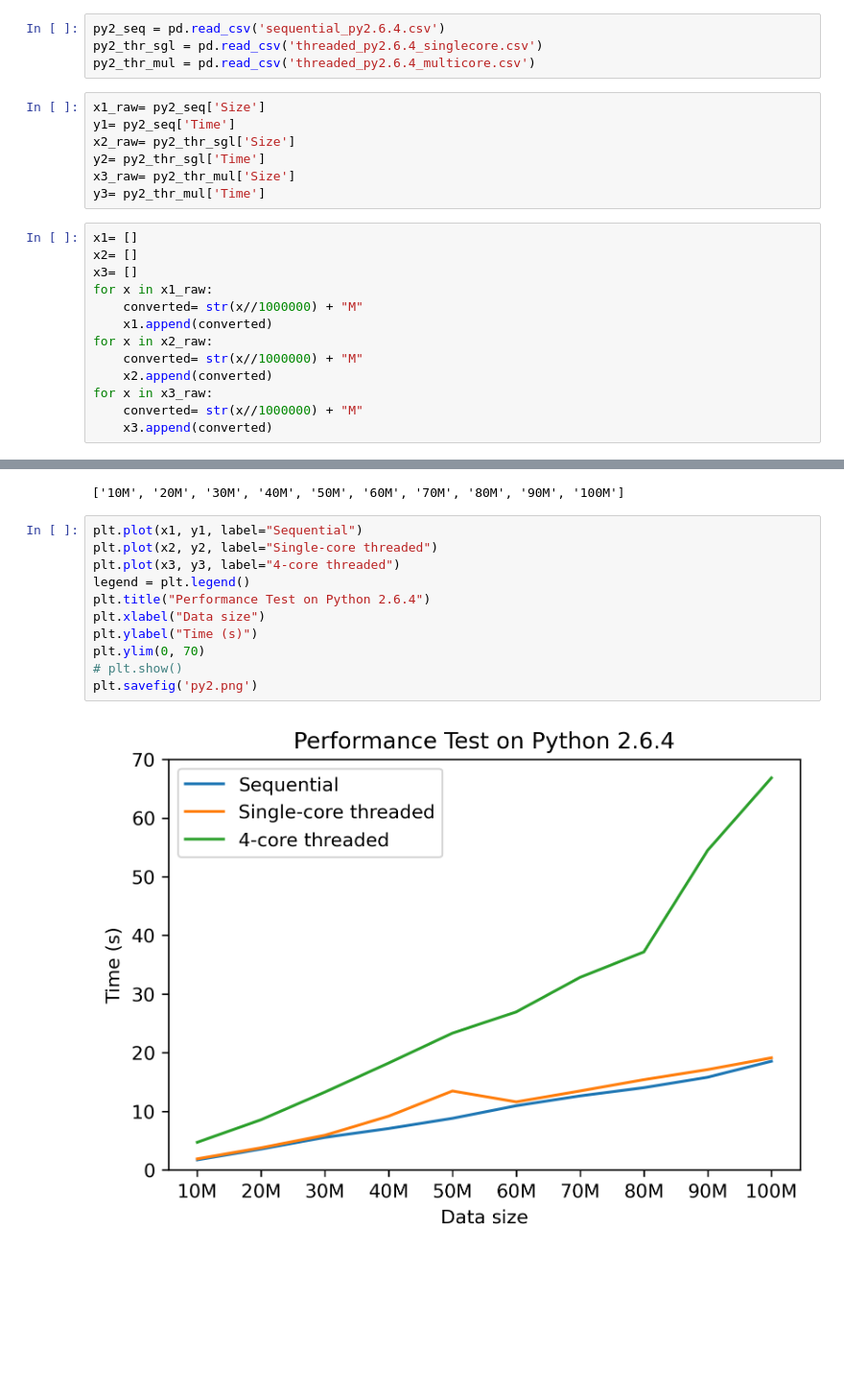
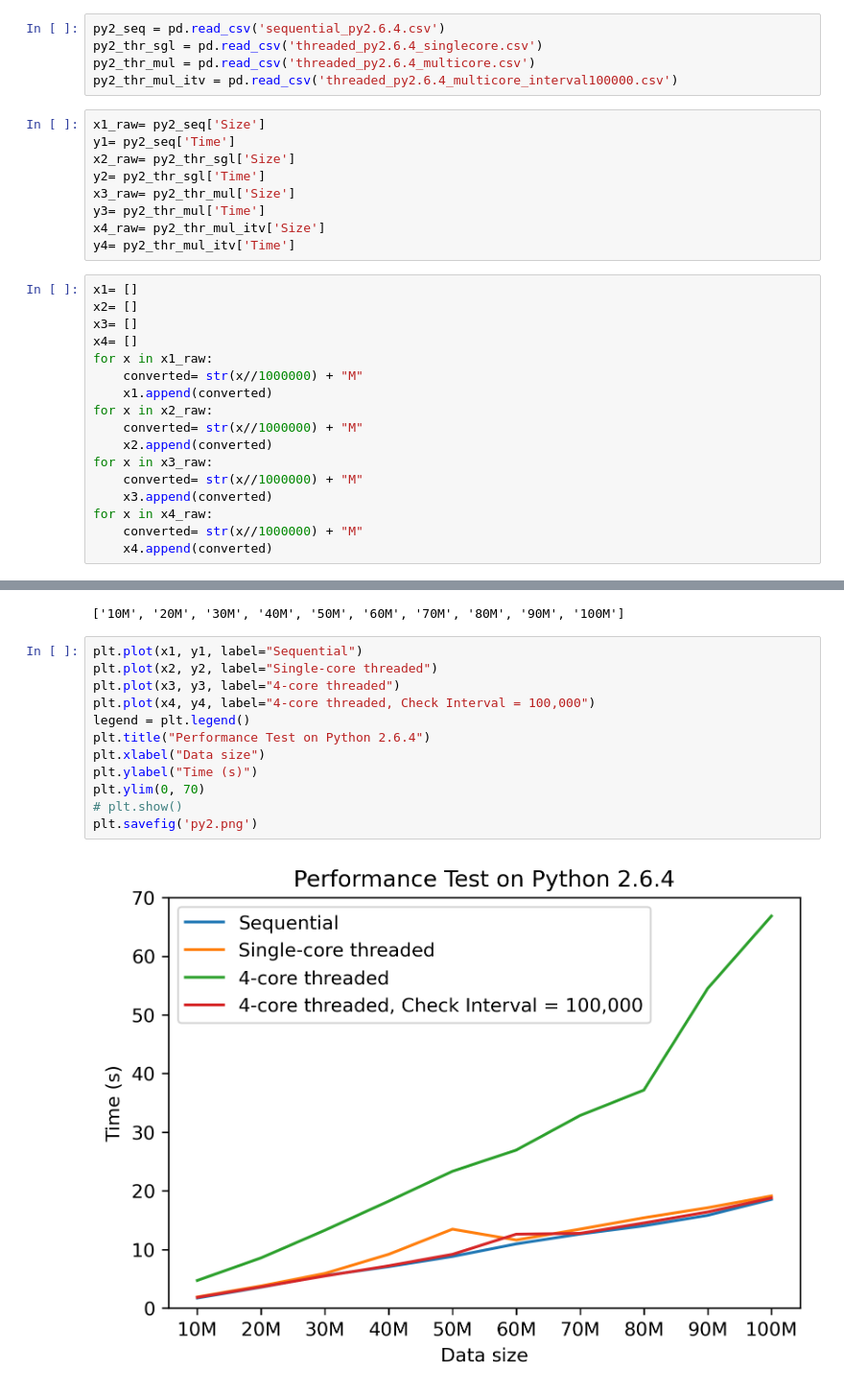
Before and after one commit to megarazor/INIAD_3, a Jupyter notebook: ArchitectureTheory2/Scripts/Plot_Py2.ipynb, the cells around one changed output, grey strips where cells are left out. Shown at 96% size. Saved outputs shown, nothing was run; the diff lists cells and outputs as text; blank space fills up the shorter version.

Commit message:
Fixed graphs

```diff
--- a/ArchitectureTheory2/Scripts/Plot_Py2.ipynb
+++ b/ArchitectureTheory2/Scripts/Plot_Py2.ipynb
@@ -7,6 +7,7 @@ import matplotlib.pyplot as plt
 py2_seq = pd.read_csv('sequential_py2.6.4.csv')
 py2_thr_sgl = pd.read_csv('threaded_py2.6.4_singlecore.csv')
 py2_thr_mul = pd.read_csv('threaded_py2.6.4_multicore.csv')
+py2_thr_mul_itv = pd.read_csv('threaded_py2.6.4_multicore_interval100000.csv')
 # %%
 x1_raw= py2_seq['Size']
 y1= py2_seq['Time']
@@ -14,10 +15,13 @@ x2_raw= py2_thr_sgl['Size']
 y2= py2_thr_sgl['Time']
 x3_raw= py2_thr_mul['Size']
 y3= py2_thr_mul['Time']
+x4_raw= py2_thr_mul_itv['Size']
+y4= py2_thr_mul_itv['Time']
 # %%
 x1= []
 x2= []
 x3= []
+x4= []
 for x in x1_raw:
     converted= str(x//1000000) + "M"
     x1.append(converted)
@@ -27,6 +31,9 @@ for x in x2_raw:
 for x in x3_raw:
     converted= str(x//1000000) + "M"
     x3.append(converted)
+for x in x4_raw:
+    converted= str(x//1000000) + "M"
+    x4.append(converted)
 # %%
 x2
 # %% [output]
@@ -34,13 +41,14 @@ x2
 # %%
 plt.plot(x1, y1, label="Sequential")
 plt.plot(x2, y2, label="Single-core threaded")
 plt.plot(x3, y3, label="4-core threaded")
+plt.plot(x4, y4, label="4-core threaded, Check Interval = 100,000")
 legend = plt.legend()
 plt.title("Performance Test on Python 2.6.4")
 plt.xlabel("Data size")
 plt.ylabel("Time (s)")
 plt.ylim(0, 70)
 # plt.show()
 plt.savefig('py2.png')
 # %% [output]
-[figure, old version]
+[figure, new version]
```
Also changed, not shown: 1 other file.
